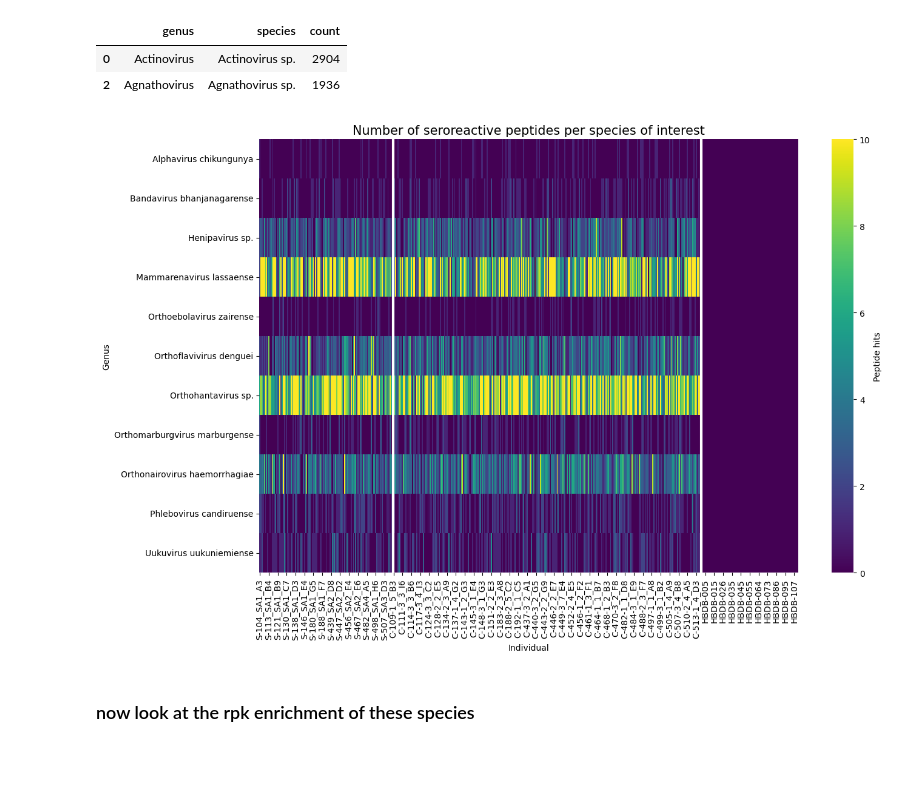
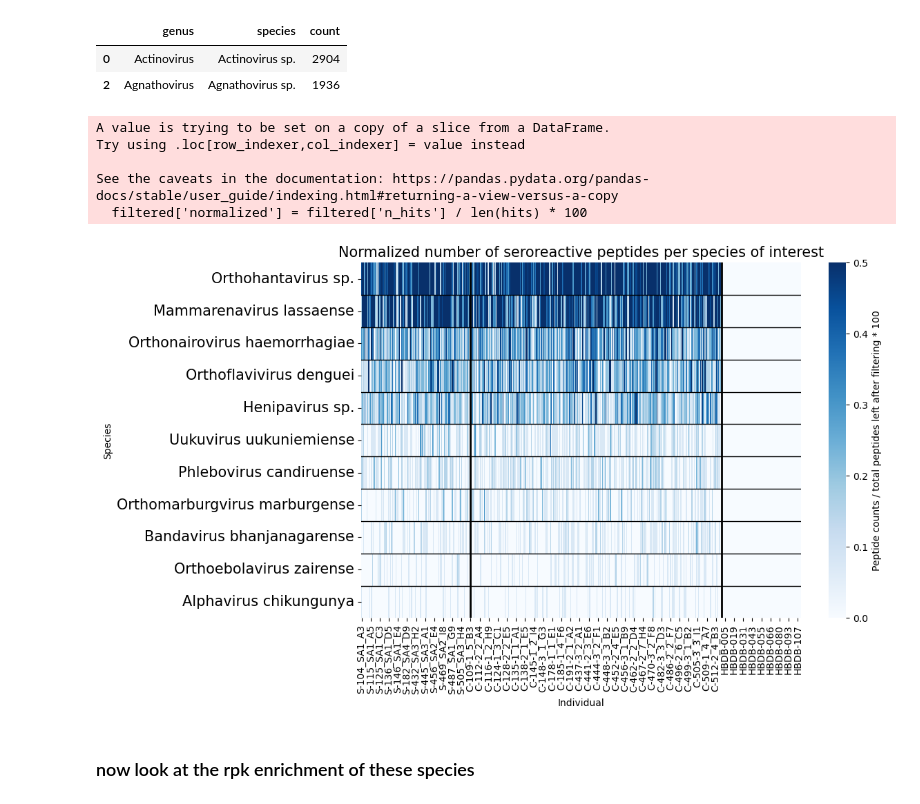
Before and after one commit to sporak577/lasv_phipseq_2026, a Jupyter notebook: Figure_viral_species_individual_thresholds_top_hits.ipynb, the cells around one changed output. Saved outputs shown, nothing was run; the diff lists cells and outputs as text; code cells hidden in the pictures; blank space fills up the shorter version.

```diff
--- a/Figure_viral_species_individual_thresholds_top_hits.ipynb
+++ b/Figure_viral_species_individual_thresholds_top_hits.ipynb
@@ -151,9 +149,9 @@ individual_order_species = summary_count_species['individual'].drop_duplicates()
 # %% [markdown]
 ### normalize the seroreactive peptide counts by the total number of peptide hits
 # %%
-summary_count['normalized'] = summary_count['n_hits'] / len(hits)
+summary_count['normalized'] = summary_count['n_hits'] / len(hits) * 100
 
-summary_count_genus['normalized'] = summary_count_genus['n_hits'] / len(hits)
+summary_count_genus['normalized'] = summary_count_genus['n_hits'] / len(hits) * 100
 # %%
 heatmap_df = summary_count.pivot(
     index='family',
@@ -387,6 +418,7 @@ species_most_pep_counts = {'Alphavirus': 'Alphavirus chikungunya',
                            #'Plasmodium': 'Plasmodium falciparum',
                            #'Unclassified Nairovidiae': 'Nairoviridae sp.',
                            'Uukuvirus': 'Uukuvirus uukuniemiense',
+                           'HIV': 'HIV-1'
 
 
                            }
@@ -396,6 +428,14 @@ summary_count_species
 filtered = summary_count_species[
     summary_count_species['species'].isin(species_most_pep_counts.values())
 ]
+# %%
+filtered['normalized'] = filtered['n_hits'] / len(hits) * 100
+# %% [output]
+A value is trying to be set on a copy of a slice from a DataFrame.
+Try using .loc[row_indexer,col_indexer] = value instead
+
+See the caveats in the documentation: https://pandas.pydata.org/pandas-docs/stable/user_guide/indexing.html#returning-a-view-versus-a-copy
+  filtered['normalized'] = filtered['n_hits'] / len(hits) * 100
 # %%
 heatmap_df_sp_filtered = filtered.pivot(
     index='species',
@@ -404,40 +444,57 @@ heatmap_df_sp_filtered = filtered.pivot(
 )
 #rearranging the columns
 heatmap_df_sp_filtered = heatmap_df_sp_filtered[individual_order_species]
+# %%
+#use the normalized version
+
+heatmap_df_sp_filtered = filtered.pivot(
+    index='species',
+    columns='individual',
+    values='normalized'
+)
+#rearranging the columns
+heatmap_df_sp_filtered = heatmap_df_sp_filtered[individual_order_species]
 # %%
 import seaborn as sns
 import matplotlib.pyplot as plt
 
-plt.figure(figsize=(14,9))
+plt.figure(figsize=(12,7))
+
+heatmap_df_sp_filtered = heatmap_df_sp_filtered.loc[heatmap_df_sp_filtered.mean(axis=1).sort_values(ascending=False).index]
 
 ax = sns.heatmap(
     heatmap_df_sp_filtered ,
-    cmap='viridis',
-    cbar_kws={'label': 'Peptide hits'},
+    cmap='Blues',
+    cbar_kws={'label': 'Peptide counts / total peptides left after filtering * 100'},
     vmin=0,
-    vmax=10
+    vmax=0.5
 )
 
 ordered = summary_count_genus[["individual", "category"]].drop_duplicates()
 
 boundaries = (
     ordered["category"]
     .ne(ordered["category"].shift()) #ne is a pandas method for not equal (!=). it finds the boundaries between groups
     .to_numpy()
     .nonzero()[0][1:] #extracts the positions where the comparison is True. nonzero returns a tuple, so we take the first element
     #[1:] skips the very first True, because it isn't a real boundary.
 )
 
 for b in boundaries:
-    ax.axvline(b, color="white", lw=3)
+    ax.axvline(b, color="black", lw=2)
+
+
+for l in range(1,len(heatmap_df_sp_filtered)):
+    ax.axhline(l, color="black", lw=1)
 
 plt.xlabel('Individual')
-plt.ylabel('Genus')
-plt.title('Number of seroreactive peptides per species of interest', fontsize=15)
+plt.ylabel('Species')
+plt.yticks(fontsize=15)
+plt.title('Normalized number of seroreactive peptides per species of interest', fontsize=15)
 plt.tight_layout()
 plt.show()
 # %% [output]
-[figure, old version]
+[figure, new version]
 # %% [markdown]
 ### now look at the rpk enrichment of these species
 # %%
```
Also changed, not shown: parts of 18 cells of this notebook, 34 other files.
